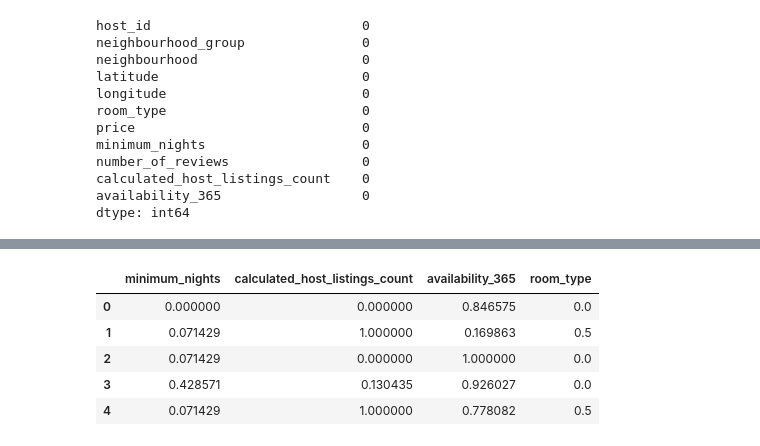
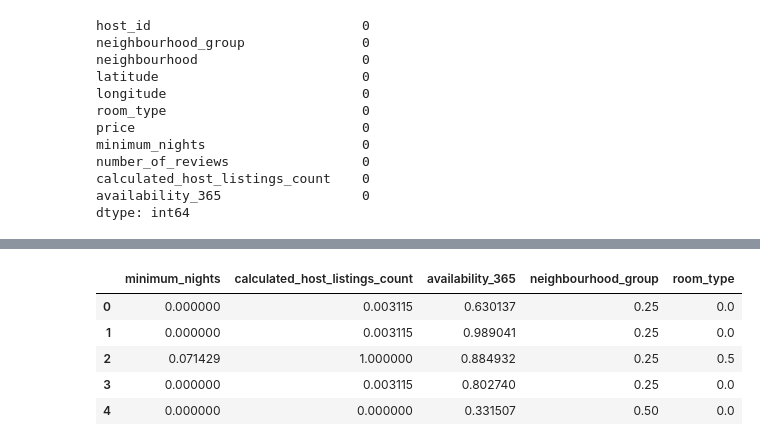
Before and after one commit to Wladi2/EDA, a Jupyter notebook: src/explore.ipynb, the cells around one changed output, grey strips where cells are left out. Drawn from its saved outputs; the diff is of its cells as text; code cells hidden in the pictures.

```diff
--- a/src/explore.ipynb
+++ b/src/explore.ipynb
@@ -340,7 +353,7 @@ Count of 0:  40308
 Count of 1:  30253
 Count of 2:  6179
 # %%
-total_data = total_data[total_data["calculated_host_listings_count"] > 4]
+total_data = total_data[total_data["calculated_host_listings_count"] > 0]
 # %%
 total_data.isnull().sum().sort_values(ascending = False)
 # %% [output]
@@ -376,27 +389,27 @@ df_scal.head()
 # %%
 from sklearn.feature_selection import chi2, SelectKBest
 from sklearn.model_selection import train_test_split
 
 X = df_scal.drop("price", axis = 1)
 y = df_scal["price"]
 
 X_train, X_test, y_train, y_test = train_test_split(X, y, test_size = 0.2, random_state = 42)
 
 
-selection_model = SelectKBest(chi2, k = 4)
+selection_model = SelectKBest(chi2, k = 5)
 selection_model.fit(X_train, y_train)
 ix = selection_model.get_support()
 X_train_sel = pd.DataFrame(selection_model.transform(X_train), columns = X_train.columns.values[ix])
 X_test_sel = pd.DataFrame(selection_model.transform(X_test), columns = X_test.columns.values[ix])
 
 X_train_sel.head()
 # %% [output]
-|  | minimum_nights | calculated_host_listings_count | availability_365 | room_type |
-| 0 | 0.000000 | 0.000000 | 0.846575 | 0.0 |
-| 1 | 0.071429 | 1.000000 | 0.169863 | 0.5 |
-| 2 | 0.071429 | 0.000000 | 1.000000 | 0.0 |
-| 3 | 0.428571 | 0.130435 | 0.926027 | 0.0 |
-| 4 | 0.071429 | 1.000000 | 0.778082 | 0.5 |
+|  | minimum_nights | calculated_host_listings_count | availability_365 | neighbourhood_group | room_type |
+| 0 | 0.000000 | 0.003115 | 0.630137 | 0.25 | 0.0 |
+| 1 | 0.000000 | 0.003115 | 0.989041 | 0.25 | 0.0 |
+| 2 | 0.071429 | 1.000000 | 0.884932 | 0.25 | 0.5 |
+| 3 | 0.000000 | 0.003115 | 0.802740 | 0.25 | 0.0 |
+| 4 | 0.000000 | 0.000000 | 0.331507 | 0.50 | 0.0 |
 # %%
 X_train_sel["price"] = list(y_train)
 X_test_sel["price"] = list(y_test)
```
Also changed, not shown: parts of 5 cells of this notebook, 2 other files.
